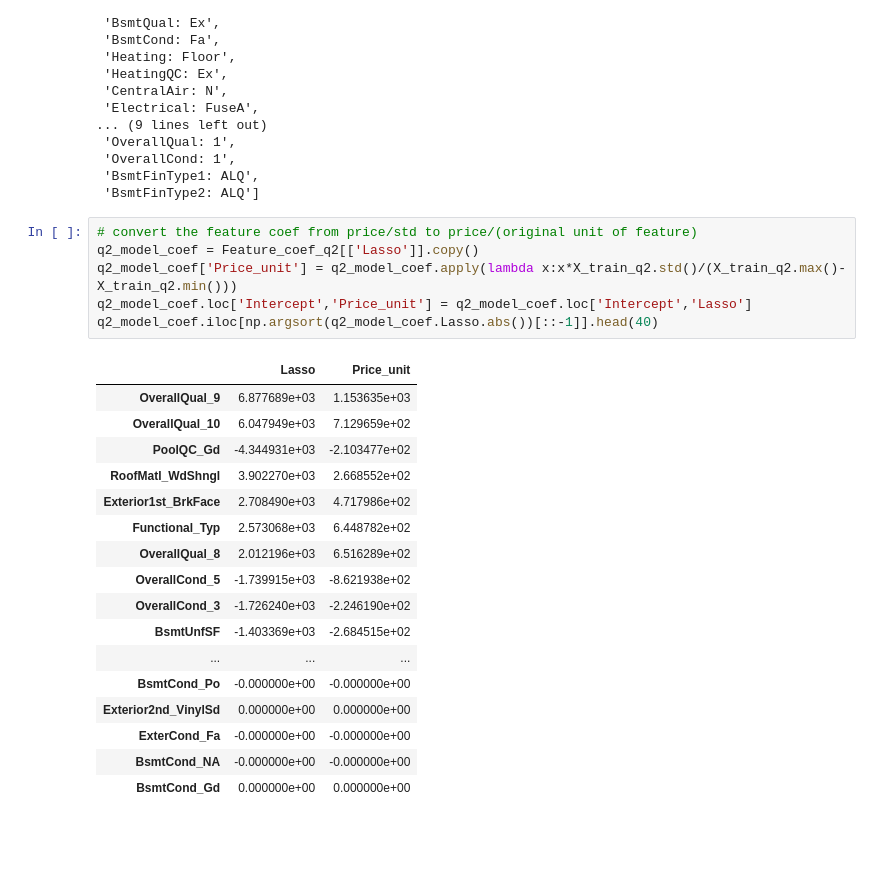
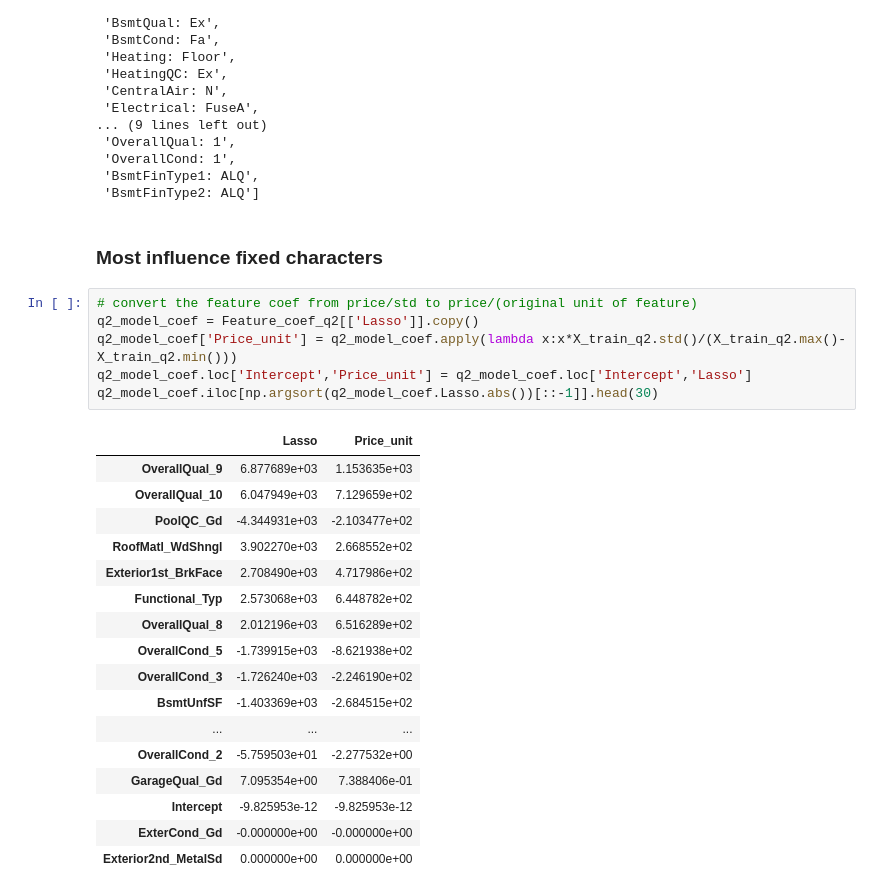
Before and after one commit to Miaowshroom/project3_a2, a Jupyter notebook: project-03-combined.ipynb, the cells around one changed output. Cells and saved outputs as stored; diff of their text form; blank space fills up the shorter version.

```diff
--- a/project-03-combined.ipynb
+++ b/project-03-combined.ipynb
@@ -1711,27 +1708,29 @@ dummy_col.extend(['BsmtFinType1', 'BsmtFinType2'])
  'OverallCond: 1',
  'BsmtFinType1: ALQ',
  'BsmtFinType2: ALQ']
+# %% [markdown]
+### Most influence fixed characters
 # %%
 # convert the feature coef from price/std to price/(original unit of feature)
 q2_model_coef = Feature_coef_q2[['Lasso']].copy()
 q2_model_coef['Price_unit'] = q2_model_coef.apply(lambda x:x*X_train_q2.std()/(X_train_q2.max()-X_train_q2.min()))
 q2_model_coef.loc['Intercept','Price_unit'] = q2_model_coef.loc['Intercept','Lasso']
-q2_model_coef.iloc[np.argsort(q2_model_coef.Lasso.abs())[::-1]].head(40)
+q2_model_coef.iloc[np.argsort(q2_model_coef.Lasso.abs())[::-1]].head(30)
 # %% [output]
 |  | Lasso | Price_unit |
 | OverallQual_9 | 6.877689e+03 | 1.153635e+03 |
 | OverallQual_10 | 6.047949e+03 | 7.129659e+02 |
 | PoolQC_Gd | -4.344931e+03 | -2.103477e+02 |
 | RoofMatl_WdShngl | 3.902270e+03 | 2.668552e+02 |
 | Exterior1st_BrkFace | 2.708490e+03 | 4.717986e+02 |
 | Functional_Typ | 2.573068e+03 | 6.448782e+02 |
 | OverallQual_8 | 2.012196e+03 | 6.516289e+02 |
 | OverallCond_5 | -1.739915e+03 | -8.621938e+02 |
 | OverallCond_3 | -1.726240e+03 | -2.246190e+02 |
 | BsmtUnfSF | -1.403369e+03 | -2.684515e+02 |
 | ... | ... | ... |
-| BsmtCond_Po | -0.000000e+00 | -0.000000e+00 |
-| Exterior2nd_VinylSd | 0.000000e+00 | 0.000000e+00 |
-| ExterCond_Fa | -0.000000e+00 | -0.000000e+00 |
-| BsmtCond_NA | -0.000000e+00 | -0.000000e+00 |
-| BsmtCond_Gd | 0.000000e+00 | 0.000000e+00 |
+| OverallCond_2 | -5.759503e+01 | -2.277532e+00 |
+| GarageQual_Gd | 7.095354e+00 | 7.388406e-01 |
+| Intercept | -9.825953e-12 | -9.825953e-12 |
+| ExterCond_Gd | -0.000000e+00 | -0.000000e+00 |
+| Exterior2nd_MetalSd | 0.000000e+00 | 0.000000e+00 |
```
Also changed, not shown: parts of 16 cells of this notebook.
